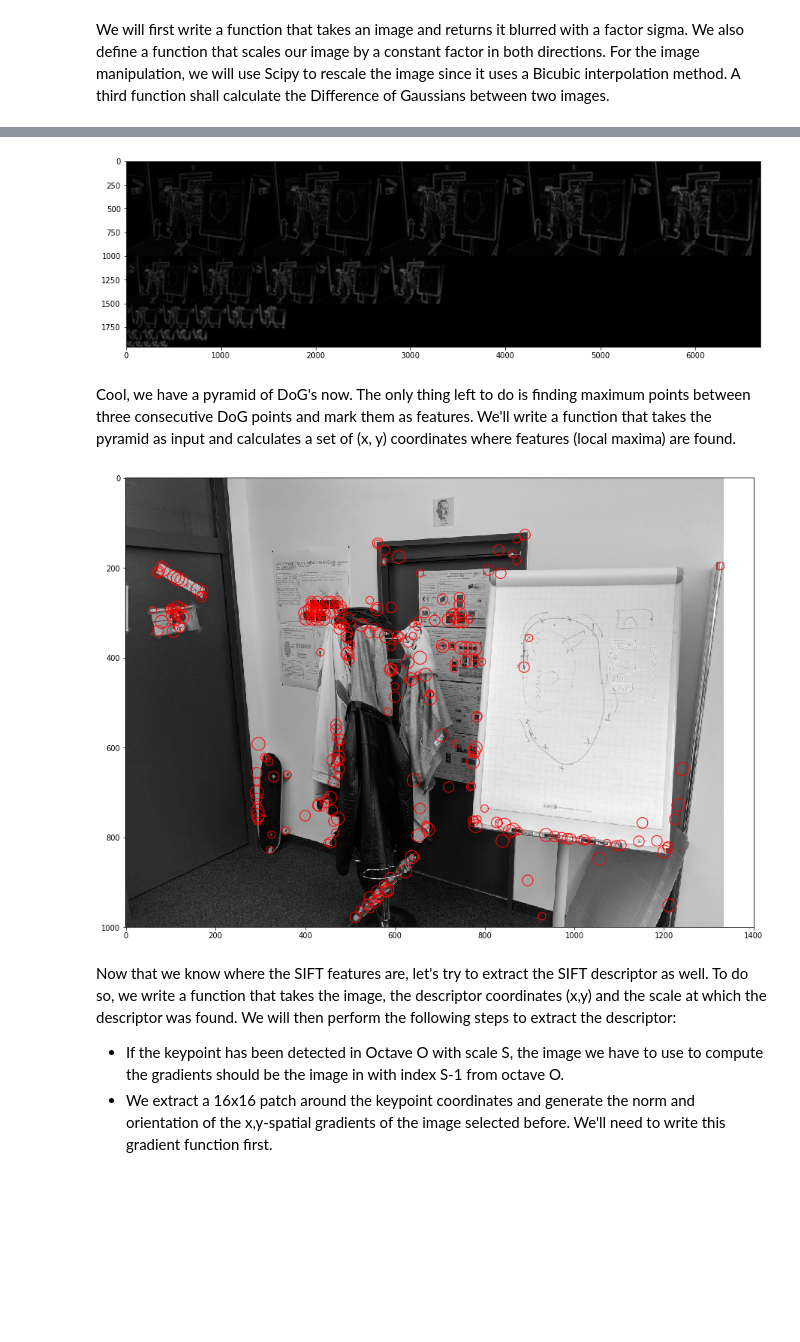
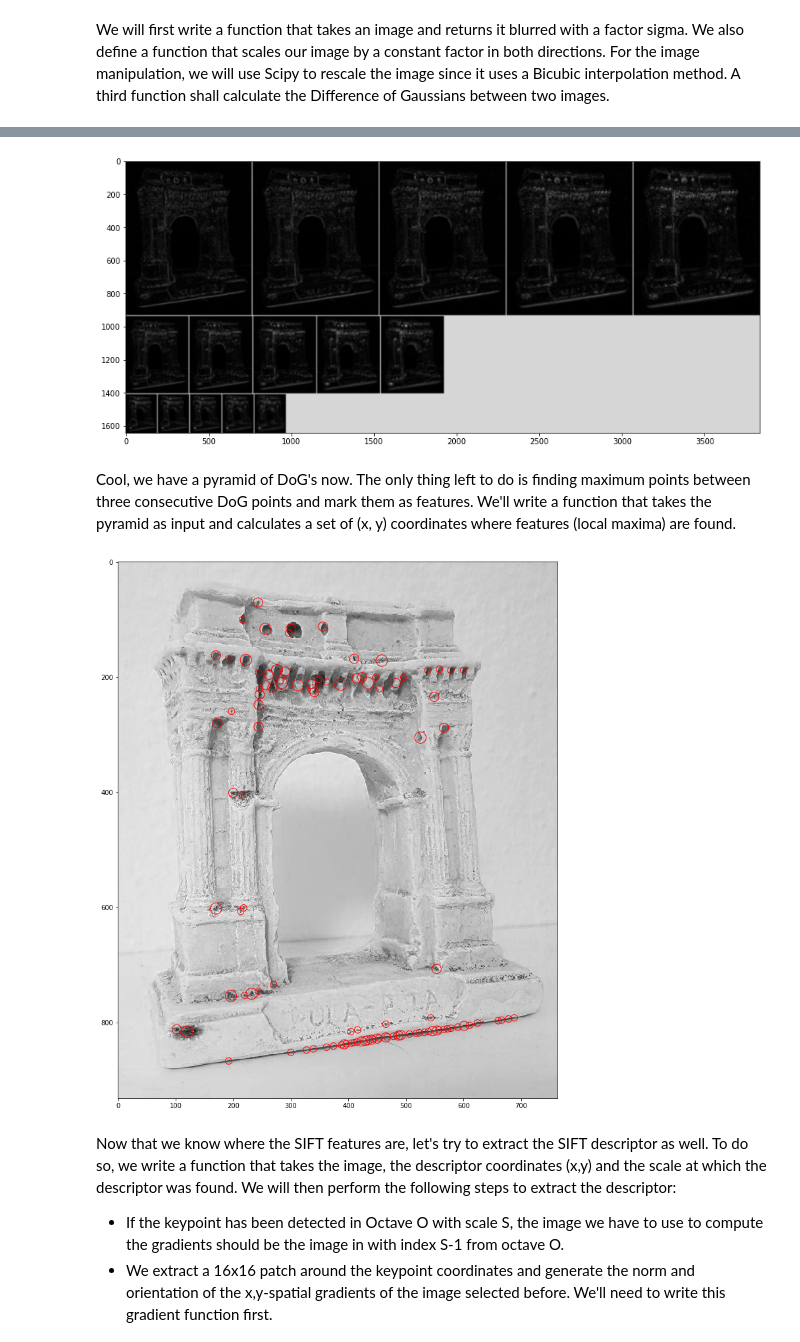
Before and after one commit to polygon-software/python-visual-odometry, a Jupyter notebook: Chapter 7 - Point Feature Description & Matching (FAST, SIFT, SURF).ipynb, the cells around one changed output, grey strips where cells are left out. Drawn from its saved outputs; the diff is of its cells as text; code cells hidden in the pictures; blank space fills up the shorter version.

```diff
--- a/Chapter 7 - Point Feature Description & Matching (FAST, SIFT, SURF).ipynb
+++ b/Chapter 7 - Point Feature Description & Matching (FAST, SIFT, SURF).ipynb
@@ -142,13 +142,13 @@ from scipy.spatial.distance import euclidean
 n_scales = 3
 
 # Number of Octaves
-n_octaves = 5
+n_octaves = 3
 
 # Base sigma
 sigma = 1.6
 
 # Example image (since we have a greyscale image, reduce dimensionality down to 2)
-img = mpimg.imread('img/chapter_7/img_1.jpg')[:,:,0]
+img = mpimg.imread('img/chapter_7/harris_1.jpg')[:,:,0]
 img = np.array(img, dtype=np.float32) / 255
 plt.imshow(img, cmap='gray')
 plt.show()
@@ -228,6 +228,16 @@ We repeat this step 5 times for each octave.
 pylab.rcParams['figure.figsize'] = (15, 15)
 
 def computePyramid(img, n_octaves, n_scales, start_sigma=1.6, img_type=''):
+    """
+    Creates a pyramid with n octaves and m different filter scales per octave
+    :param np.ndarray img:     Input image that will be used to generate the pyramid
+    :param int n_octaves:      Number of octaves the pyramid shall have - height of pyramid
+    :param int n_scales:       How many images we shall have per octave - width of the pyramid
+    :param float start_sigma:  Sigma to use as a first value for filtering the scales
+    :param string img_type:    One of [''|'DoG'|'gradient'], defines the image type in the pyramid
+    :return:                   Pyramid with n_octaves*n_scales images of type img_type
+    :rtype: List<List<np.ndarray>>
+    """
 
     # Define empty list that will hold our octaves
     octaves = []
@@ -293,58 +303,95 @@ Use ``skimage.transform.resize`` instead.
 # %%
 pylab.rcParams['figure.figsize'] = (15, 15)
 
 def visualizePyramid(pyramid):
-    width, height = 0, -5
+    """
+    Visualizes a pyramid by combining all images into one big image to plot
+    :param List<List<np.ndarray>> pyramid:  Pyramid generated by computePyramid()
+    :return:                                Image with all content from pyramid combined
+    :rtype: np.ndarray
+    """
+    # Find the maximum width and combined height of all octaves as well as the overall max brightness
+    width, height, max_val = 0, -5, 0
     for octave in pyramid:
         img = octave[0]
+        max_val = max(max_val, np.max(img))
         height += len(img) + 5
         width = max(width, len(img[0]) * len(octave) + 5*(len(octave)-1))
 
-    visualization = np.zeros((height, width), dtype=np.float32)
+    # Create empty image with fitting size containing only brightest pixels
+    visualization = np.ones((height, width), dtype=np.float32) * max_val
 
+    # Loop over octaves and images with ceeping track of the shifts
     shift_width, shift_height = 0, 0
     for octave in pyramid:
         shift_width = 0
         for img in octave:
             img_height, img_width = img.shape
+
+            # Replace the fitting part of the visualization
             visualization[shift_height : shift_height+img_height,
                           shift_width  : shift_width+img_width    ] = img
+
+            # Create an artificial gap in shift factor in x-direction
             shift_width += (img_width + 5)
+
+        # Create an artificial gap in shift factor in y-direction
         shift_height += (len(octave[0])+5)
 
     return visualization
 
 vis = visualizePyramid(dog_pyramid)
 plt.imshow(vis, cmap='gray', interpolation='bicubic')
 plt.show()
 # %% [output]
-[figure, old version]
+[figure, new version]
 # %% [markdown]
 Cool, we have a pyramid of DoG's now. The only thing left to do is finding maximum points between three consecutive DoG points and mark them as features. We'll write a function that takes the pyramid as input and calculates a set of (x, y) coordinates where features (local maxima) are found.
 # %%
 def extractFeatures(pyramid, threshold=0.04):
+    """
+    Finds SIFT features from an Image given a pyramid of DoGs
+    """
     x_positions, y_positions, octaves, scales = [], [], [], []
+
+    # Loop over the number of octaves we have (height of pyramid)
     for n_octave in range(len(pyramid)):
         octave = pyramid[n_octave]
+
+        # Loop over the scales we have (width of pryamid)
         for i in range(1, len(octave)-1):
+
+            # Extract the image and the ones surrounding it (before, after)
             img_before = octave[i-1]
             img = octave[i]
             img_after = octave[i+1]
+
+            # Loop over all pixels except the outermost ones
             for y in range(1, len(img)-1):
                 for x in range(1, len(img[0])-1):
+
+                    # Read out the central pixel and abort if it is below a certain threshold
                     central_pixel = img[y][x]
                     if central_pixel < threshold:
                         continue
+
+                    # Create a 3x3 region that will contain the neighbourhood around the central pixel
                     patch = np.zeros((3,3,3))
                     patch[:, :, 0] = img_before[y-1:y+2, x-1:x+2]
                     patch[:, :, 1] = img[y-1:y+2, x-1:x+2]
                     patch[:, :, 2] = img_after[y-1:y+2, x-1:x+2]
+
+                    # Set the central pixel to 0 to make sure it will NOT be the brightest
                     patch[1, 1, 1] = 0
+
+                    # If central pixel is brightest, threat it as a match
                     if central_pixel > np.max(patch):
                         x_positions.append(x*(2**n_octave))
                         y_positions.append(y*(2**n_octave))
                         octaves.append(n_octave)
                         scales.append(i)
+
+    # Return matches
     return np.array(x_positions), np.array(y_positions), np.array(octaves), np.array(scales)
 
 x_positions, y_positions, octaves, scales = extractFeatures(dog_pyramid)
@@ -353,7 +400,7 @@ plt.imshow(img, cmap='gray')
 plt.scatter(x=x_positions, y=y_positions, s=np.array(scales)*100, facecolors='none', edgecolors='r')
 plt.show()
 # %% [output]
-[figure, old version]
+[figure, new version]
 # %% [markdown]
 Now that we know where the SIFT features are, let's try to extract the SIFT descriptor as well. To do so, we write a function that takes the image, the descriptor coordinates (x,y) and the scale at which the descriptor was found. We will then perform the following steps to extract the descriptor:
 
```
Also changed, not shown: parts of 8 cells of this notebook, 2 other files.
